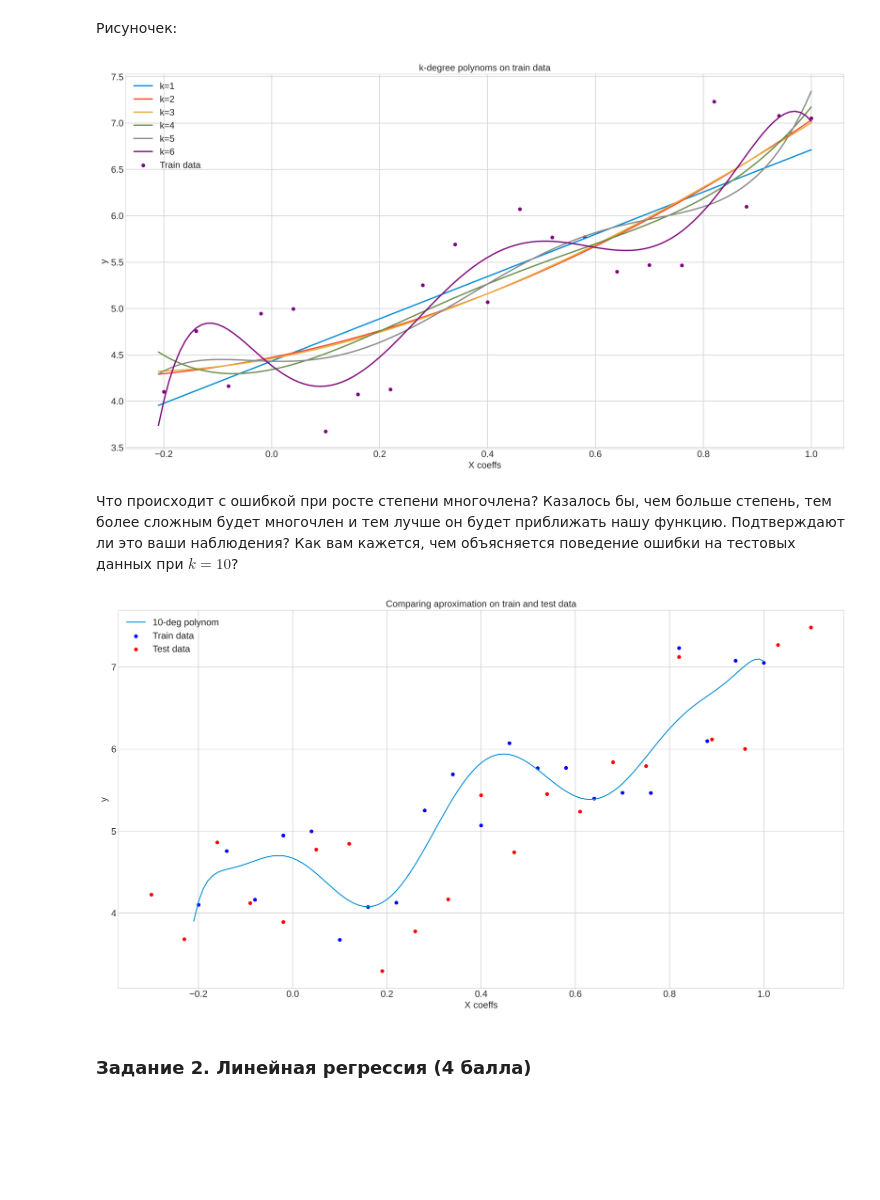
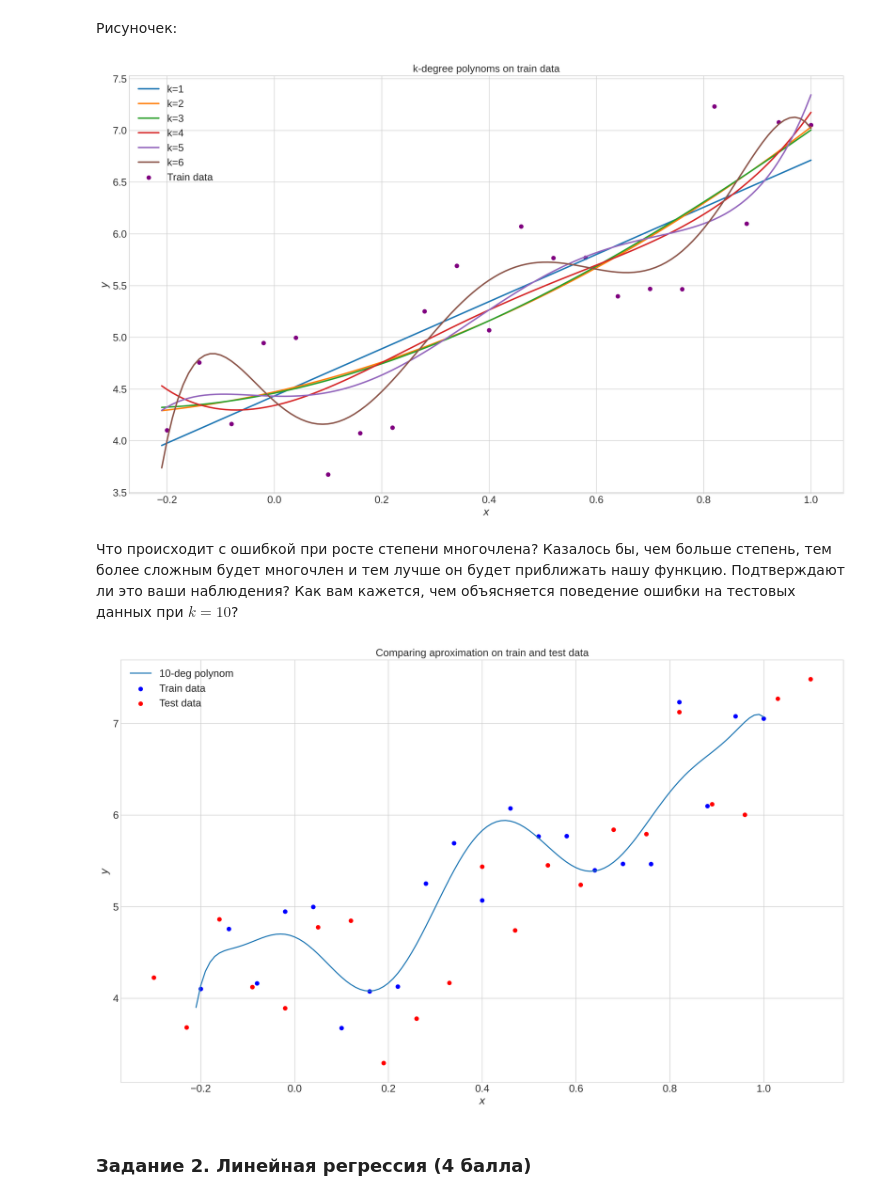
Before and after one commit to theborderliner/HSE_stuff, a Jupyter notebook: sem_linal/лаба-2/lin_reg.ipynb, the cells around one changed output. Cells and saved outputs as stored; diff of their text form; code cells hidden in the pictures; blank space fills up the shorter version.

```diff
--- a/sem_linal/лаба-2/lin_reg.ipynb
+++ b/sem_linal/лаба-2/lin_reg.ipynb
@@ -291,11 +291,11 @@ plt.show()
 
 Для $k = 1,2,3,4,6$ напечатайте коэффициенты полученных многочленов и нарисуйте их графики на одном чертеже вместе с точками $(x_i, y_i)$ (возможно, график стоит сделать побольше; это делается командой `plt.figure(figsize=(width, height))`).
 # %%
-def mean_squad_error(x_data, y_data, polynom):
-    n = x_data.size
+def mean_squad_error(x_data, y_data, polynom, valueable_func=val_in_dot):
+    n = x_data.shape[0]
     squad_sum = 0
     for i in range(n):
-        squad_sum += (val_in_dot(polynom, x_data[i]) - y_data[i]) ** 2
+        squad_sum += (valueable_func(polynom, x_data[i]) - y_data[i]) ** 2
     squad_sum /= n
     return squad_sum
 # %% [markdown]
@@ -335,21 +335,21 @@ k = 6.  Coeffs: 4.383795011024226       -4.597179324670054      16.0029039895154
 # %%
 fig, ax = plt.subplots(
     figsize=(20, 12),
     dpi=300
 )
 
 for k in range(1, 7):
     poly = polynom(X_train, y_train, k)
     y_plot_k = [val_in_dot(poly, val) for val in x_plot_univ]
     ax.plot(x_plot_univ, y_plot_k, label="k=" + str(k), lw=2.3)
 ax.scatter(X_train, y_train, c="purple", label="Train data")
 ax.set_title("k-degree polynoms on train data")
 ax.legend(loc=2)
-ax.set_xlabel("X coeffs")
-ax.set_ylabel("y")
+ax.set_xlabel(r'$x$')
+ax.set_ylabel(r'$y$')
 plt.show()
 # %% [output]
-[figure, old version]
+[figure, new version]
 # %% [markdown]
 Что происходит с ошибкой при росте степени многочлена? Казалось бы, чем больше степень, тем более сложным будет многочлен и тем лучше он будет приближать нашу функцию. Подтверждают ли это ваши наблюдения? Как вам кажется, чем объясняется поведение ошибки на тестовых данных при $k = 10$?
 # %%
@@ -358,18 +358,18 @@ fig, ax = plt.subplots(
     dpi=300
 )
 polynom_10 = polynom(X_train, y_train, 10)
-y_plot_10 = [val_in_dot(polynom_10, val) for val in x_plot_21]
+y_plot_10 = [val_in_dot(polynom_10, val) for val in x_plot_univ]
 
 ax.plot(x_plot_univ, y_plot_10, label="10-deg polynom", lw=1.7)
 ax.scatter(X_train, y_train, c="b", label="Train data")
 ax.scatter(X_test, y_test, c="r", label="Test data")
 ax.set_title("Comparing aproximation on train and test data")
 ax.legend(loc=2)
-ax.set_xlabel("X coeffs")
-ax.set_ylabel("y")
+ax.set_xlabel(r'$x$')
+ax.set_ylabel(r'$y$')
 plt.show()
 # %% [output]
-[figure, old version]
+[figure, new version]
 # %% [markdown]
 ### Задание 2. Линейная регрессия (4 балла)
 # %% [markdown]
```
Also changed, not shown: parts of 18 cells of this notebook.
